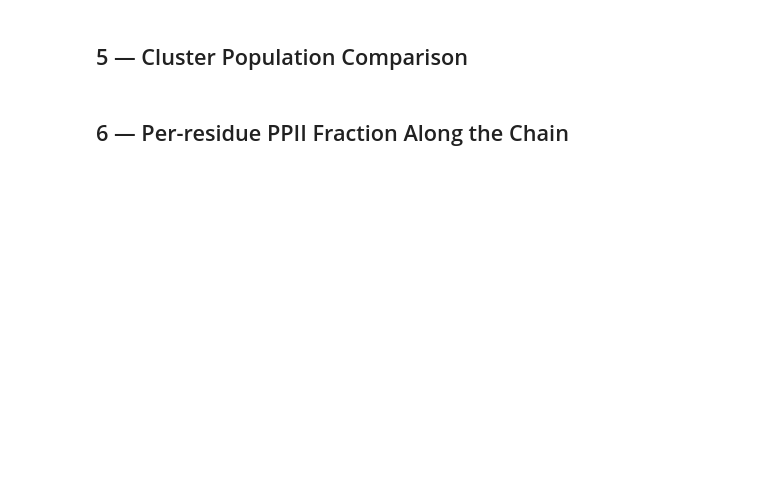
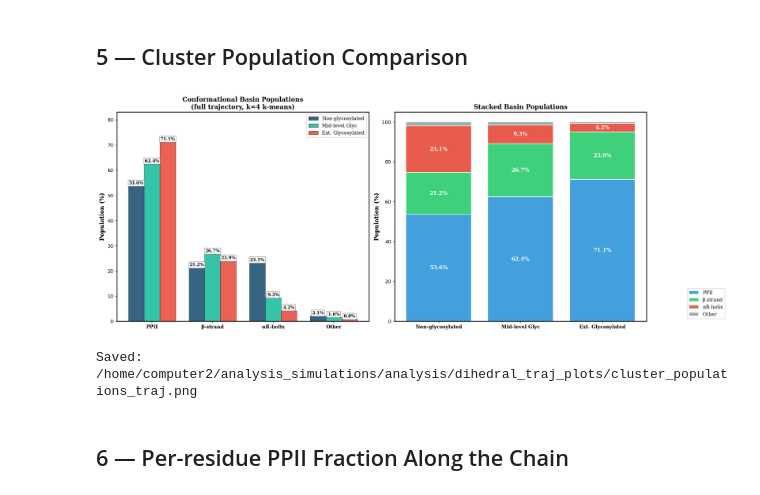
Before and after one commit to jkamantey/muc2-glycosylation-analysis, a Jupyter notebook: dihedral_traj_analysis.ipynb, the cells around one changed output. Saved outputs shown, nothing was run; the diff lists cells and outputs as text; code cells hidden in the pictures; blank space fills up the shorter version.

```diff
--- a/dihedral_traj_analysis.ipynb
+++ b/dihedral_traj_analysis.ipynb
@@ -209,9 +247,9 @@ plt.show(); print('Saved:', out)
 # %% [markdown]
 ## 4 — K-means Conformational Clustering (k=4)
 # %%
-# Pool a random subsample for fitting (full data = 800k+ points, fast subsample)
+# Pool a random subsample for fitting (full data = ~800k points)
 rng = np.random.default_rng(42)
-n_sample = 50_000  # per system for fitting
+n_sample = 50_000  # per system
 
 phi_pool, psi_pool = [], []
 for d in angles_data.values():
@@ -221,19 +259,30 @@ for d in angles_data.values():
 X_fit = np.column_stack([np.concatenate(phi_pool), np.concatenate(psi_pool)])
 
 # K-means with physiologically informed starting centroids
-init_centroids = np.array([[-75,145],[-120,130],[-60,-40],[60,40]])
+init_centroids = np.array([[-75, 145], [-120, 130], [-60, -40], [60, 40]])
 km = KMeans(n_clusters=4, init=init_centroids, n_init=1, random_state=42)
 km.fit(X_fit)
 
-# Label clusters by centroid phi (ascending = beta, ppii, alphaR, other)
-order = np.argsort(km.cluster_centers_[:,0])
-CNAMES  = {}; CCOLORS = {}
-name_seq  = ['β-strand','PPII','αR-helix','Other']
-color_seq = ['#2ECC71','#3498DB','#E74C3C','#95A5A6']
-for rank, cid in enumerate(order):
-    CNAMES[cid] = name_seq[rank]; CCOLORS[cid] = color_seq[rank]
+# Label each cluster by proximity to ideal basin centroid in (phi, psi) space.
+# Sorting by phi alone is unreliable when two basins have similar phi
+# (PPII phi≈-75 vs αR phi≈-60 are close, but their psi values differ: +145 vs -40).
+IDEAL = {
+    'PPII':     np.array([-75,  145]),
+    'β-strand': np.array([-120, 130]),
+    'αR-helix': np.array([-60,  -40]),
+    'Other':    np.array([ 60,   40]),
+}
+COLOR_MAP = {'PPII':'#3498DB', 'β-strand':'#2ECC71', 'αR-helix':'#E74C3C', 'Other':'#95A5A6'}
+bnames   = list(IDEAL.keys())
+bcenters = np.array(list(IDEAL.values()))
 
-print('Cluster centroids:')
+CNAMES = {}; CCOLORS = {}
 for cid in range(4):
-    phi_c,psi_c = km.cluster_centers_[cid]
+    nearest = bnames[np.argmin(np.linalg.norm(bcenters - km.cluster_centers_[cid], axis=1))]
+    CNAMES[cid]  = nearest
+    CCOLORS[cid] = COLOR_MAP[nearest]
+
+print('Cluster centroids (after fitting):')
+for cid in range(4):
+    phi_c, psi_c = km.cluster_centers_[cid]
     print(f'  {CNAMES[cid]:12s}: φ={phi_c:+.1f}°  ψ={psi_c:+.1f}°')
@@ -306,41 +416,43 @@ for i, (sname, sclr) in enumerate(zip(sys_names, sys_colors)):
                 bbox=dict(boxstyle='round,pad=0.2',fc='white',ec='grey',alpha=0.85))
 ax.set_xticks(x); ax.set_xticklabels(basins, fontsize=12, fontfamily='DejaVu Serif', fontweight='bold')
 ax.set_ylabel('Population (%)', fontsize=12, fontfamily='DejaVu Serif', fontweight='bold')
-ax.set_title('Conformational Basin Populations
-(full trajectory, k=4 k-means)',
+ax.set_title('Conformational Basin Populations\n(full trajectory, k=4 k-means)',
              fontsize=13, fontfamily='DejaVu Serif', fontweight='bold')
 ax.legend(fontsize=10, prop={'family':'DejaVu Serif','size':10})
 ax.set_ylim(0, max(fracs[n].get(b,0) for n in sys_names for b in basins)+12)
 ax.tick_params(labelsize=10)
 for sp in ax.spines.values(): sp.set_linewidth(1.6)
 
 # Stacked bar
 ax = axes[1]
 basin_clrs = {'PPII':'#3498DB','β-strand':'#2ECC71','αR-helix':'#E74C3C','Other':'#95A5A6'}
 bottoms = np.zeros(3)
 for b in basins:
     vals = np.array([fracs[n].get(b,0) for n in sys_names])
     ax.bar(range(3), vals, bottom=bottoms, color=basin_clrs[b],
            edgecolor='white', linewidth=1.2, label=b, alpha=0.92)
     for xi,(v,bot) in enumerate(zip(vals,bottoms)):
         if v > 3:
             ax.text(xi, bot+v/2, f'{v:.1f}%', ha='center', va='center',
                     fontsize=11, fontfamily='DejaVu Serif', fontweight='bold',
                     color='white' if b != 'Other' else '#1A252F')
     bottoms += vals
 ax.set_xticks(range(3))
 ax.set_xticklabels(sys_names, fontsize=11, fontfamily='DejaVu Serif', fontweight='bold')
 ax.set_ylabel('Population (%)', fontsize=12, fontfamily='DejaVu Serif', fontweight='bold')
 ax.set_title('Stacked Basin Populations', fontsize=13, fontfamily='DejaVu Serif', fontweight='bold')
 ax.legend(fontsize=10, prop={'family':'DejaVu Serif','size':10},
           loc='lower right', bbox_to_anchor=(1.32,0))
 ax.set_ylim(0,105); ax.tick_params(labelsize=10)
 for sp in ax.spines.values(): sp.set_linewidth(1.6)
 
 plt.tight_layout()
 out = os.path.join(output_dir, 'cluster_populations_traj.png')
 plt.savefig(out, dpi=300, bbox_inches='tight', facecolor='white')
 plt.show(); print('Saved:', out)
+# %% [output]
+[figure, added]
+Saved: /home/computer2/analysis_simulations/analysis/dihedral_traj_plots/cluster_populations_traj.png
 # %% [markdown]
 ## 6 — Per-residue PPII Fraction Along the Chain
 # %%
```
Also changed, not shown: parts of 12 cells of this notebook.
